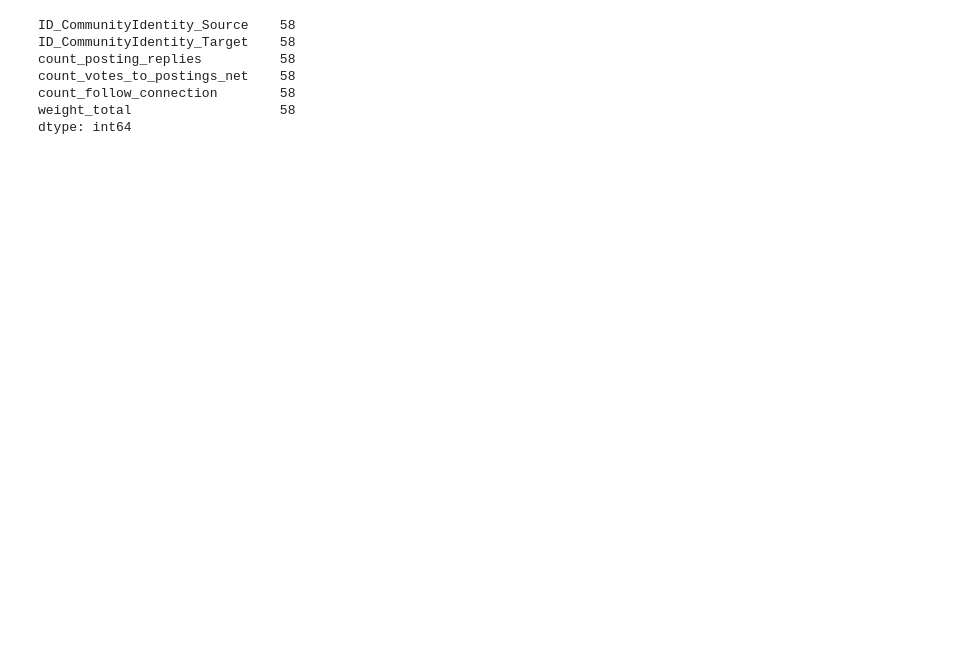
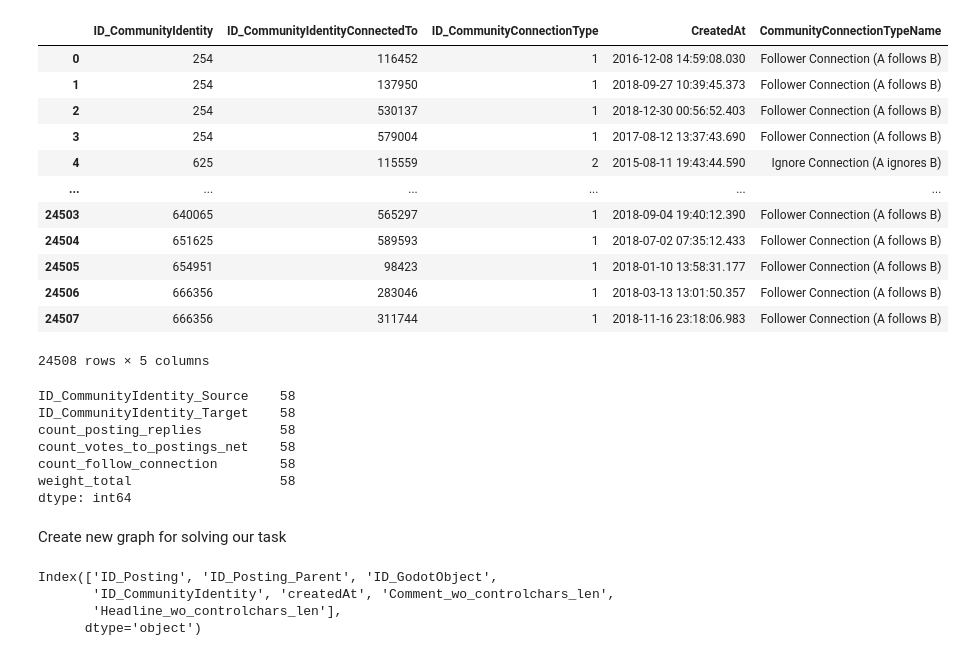
Before and after one commit to ovsvc/Graph-Link-Prediction, a Jupyter notebook: exploratory/data exploration.ipynb, the cells around one changed output. Drawn from its saved outputs; the diff is of its cells as text; code cells hidden in the pictures; blank space fills up the shorter version.

```diff
--- a/exploratory/data exploration.ipynb
+++ b/exploratory/data exploration.ipynb
@@ -73,3 +122,19 @@ None
+# %%
+dataframes["df_CommunityConnection_filtered_net"]
+# %% [output]
+|  | ID_CommunityIdentity | ID_CommunityIdentityConnectedTo | ID_CommunityConnectionType | CreatedAt | CommunityConnectionTypeName |
+| 0 | 254 | 116452 | 1 | 2016-12-08 14:59:08.030 | Follower Connection (A follows B) |
+| 1 | 254 | 137950 | 1 | 2018-09-27 10:39:45.373 | Follower Connection (A follows B) |
+| 2 | 254 | 530137 | 1 | 2018-12-30 00:56:52.403 | Follower Connection (A follows B) |
+| 3 | 254 | 579004 | 1 | 2017-08-12 13:37:43.690 | Follower Connection (A follows B) |
+| 4 | 625 | 115559 | 2 | 2015-08-11 19:43:44.590 | Ignore Connection (A ignores B) |
+| ... | ... | ... | ... | ... | ... |
+| 24503 | 640065 | 565297 | 1 | 2018-09-04 19:40:12.390 | Follower Connection (A follows B) |
+| 24504 | 651625 | 589593 | 1 | 2018-07-02 07:35:12.433 | Follower Connection (A follows B) |
+| 24505 | 654951 | 98423 | 1 | 2018-01-10 13:58:31.177 | Follower Connection (A follows B) |
+| 24506 | 666356 | 283046 | 1 | 2018-03-13 13:01:50.357 | Follower Connection (A follows B) |
+| 24507 | 666356 | 311744 | 1 | 2018-11-16 23:18:06.983 | Follower Connection (A follows B) |
+24508 rows × 5 columns
 # %%
 df1[df['count_follow_connection']!=0].count()
 # %% [output]
@@ -80,3 +145,5 @@ count_votes_to_postings_net    58
 count_follow_connection        58
 weight_total                   58
 dtype: int64
+# %% [markdown]
+Create new graph for solving our task
@@ -82,0 +153,7 @@ dtype: int64
+# %%
+postings.columns
+# %% [output]
+Index(['ID_Posting', 'ID_Posting_Parent', 'ID_GodotObject',
+       'ID_CommunityIdentity', 'createdAt', 'Comment_wo_controlchars_len',
+       'Headline_wo_controlchars_len'],
+      dtype='object')
```
Also changed, not shown: parts of 18 cells of this notebook.
